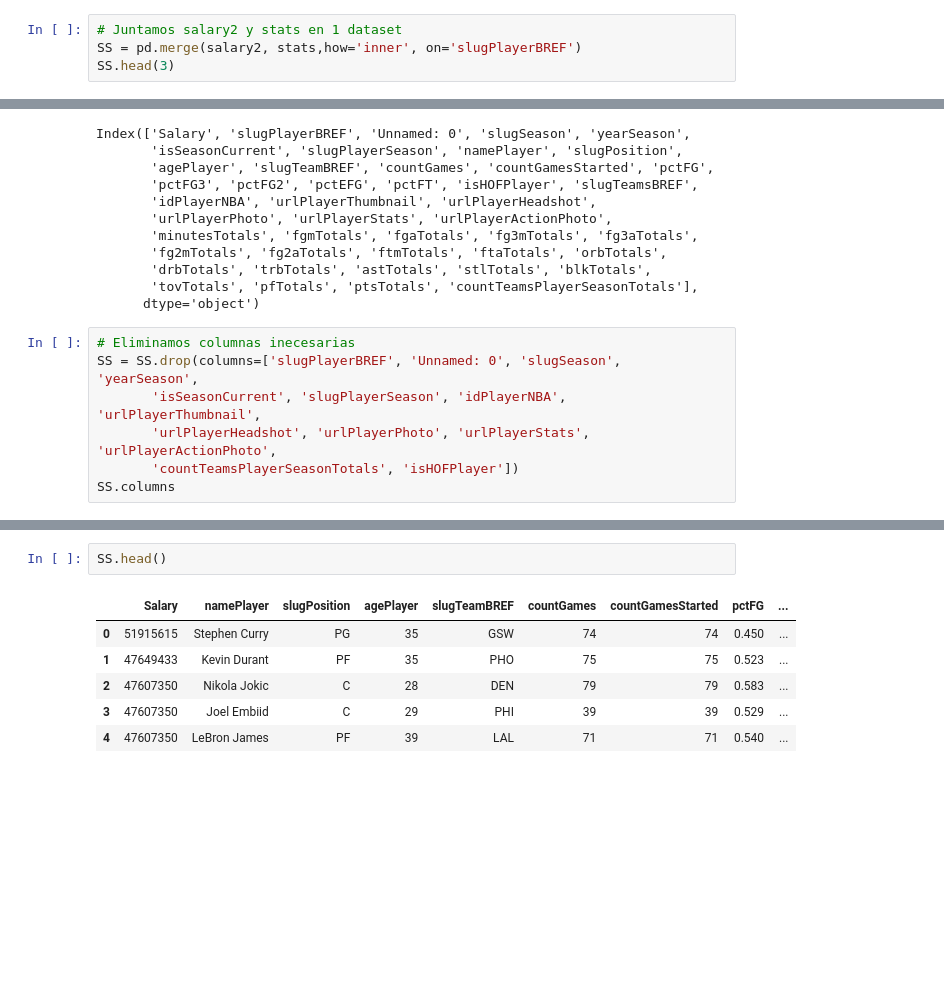
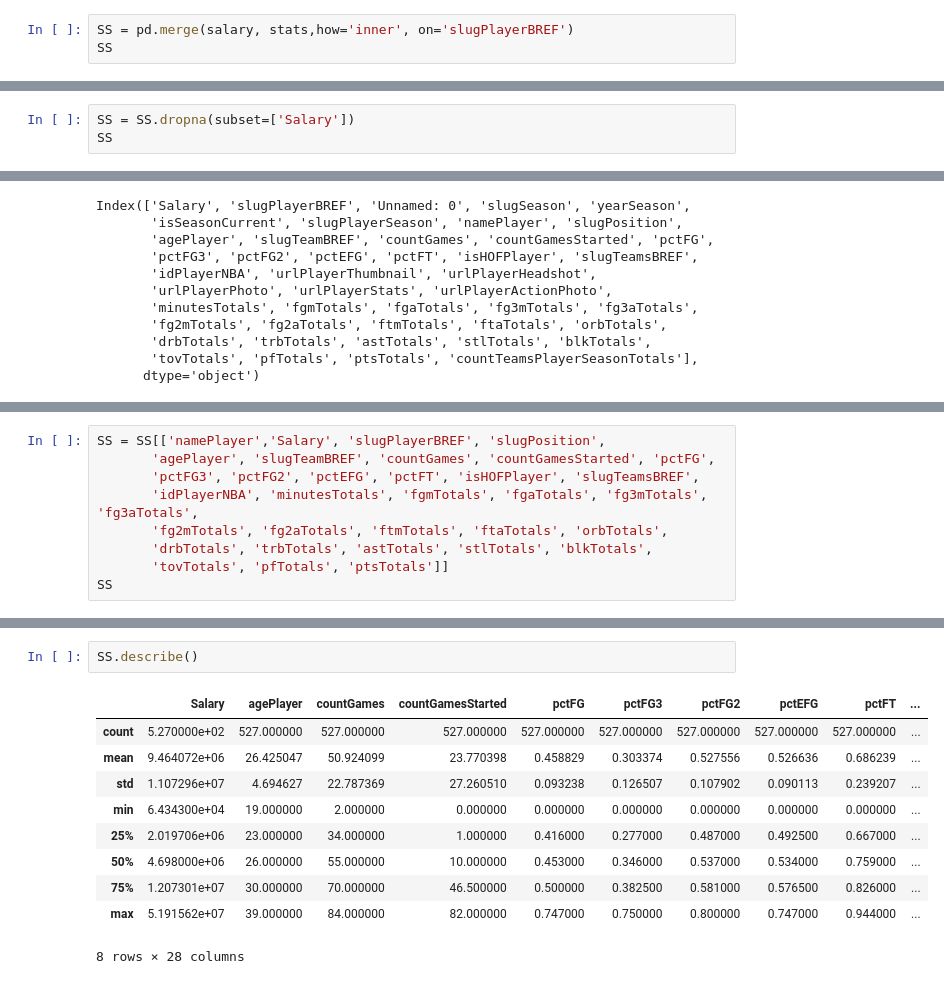
Before and after one commit to m-1806/nba, a Jupyter notebook: M.ipynb, the cells around one changed output, grey strips where cells are left out. Drawn from its saved outputs; the diff is of its cells as text; blank space fills up the shorter version.

Commit message:
MERGE

```diff
--- a/M.ipynb
+++ b/M.ipynb
@@ -100,7 +140,6 @@ salary2.head(5)
 # %%
-# Juntamos salary2 y stats en 1 dataset
-SS = pd.merge(salary2, stats,how='inner', on='slugPlayerBREF')
-SS.head(3)
+SS = pd.merge(salary, stats,how='inner', on='slugPlayerBREF')
+SS
 # %% [output]
 |  | Salary | slugPlayerBREF | Unnamed: 0 | slugSeason | yearSeason | isSeasonCurrent | slugPlayerSeason | ... |
 | 0 | 51915615 | curryst01 | 114 | 2023-24 | 2023 | False | curryst01_2024 | ... |
@@ -108,0 +157,3 @@ SS.head(3)
+# %%
+SS = SS.dropna(subset=['Salary'])
+SS
@@ -120,10 +185,3 @@ Index(['Salary', 'slugPlayerBREF', 'Unnamed: 0', 'slugSeason', 'yearSeason',
        'drbTotals', 'trbTotals', 'astTotals', 'stlTotals', 'blkTotals',
        'tovTotals', 'pfTotals', 'ptsTotals', 'countTeamsPlayerSeasonTotals'],
       dtype='object')
-# %%
-# Eliminamos columnas inecesarias
-SS = SS.drop(columns=['slugPlayerBREF', 'Unnamed: 0', 'slugSeason', 'yearSeason',
-       'isSeasonCurrent', 'slugPlayerSeason', 'idPlayerNBA', 'urlPlayerThumbnail',
-       'urlPlayerHeadshot', 'urlPlayerPhoto', 'urlPlayerStats', 'urlPlayerActionPhoto',
-       'countTeamsPlayerSeasonTotals', 'isHOFPlayer'])
-SS.columns
@@ -158,0 +188,9 @@ SS[SS.isnull().any(axis=1)]
+# %%
+SS = SS[['namePlayer','Salary', 'slugPlayerBREF', 'slugPosition',
+       'agePlayer', 'slugTeamBREF', 'countGames', 'countGamesStarted', 'pctFG',
+       'pctFG3', 'pctFG2', 'pctEFG', 'pctFT', 'isHOFPlayer', 'slugTeamsBREF',
+       'idPlayerNBA', 'minutesTotals', 'fgmTotals', 'fgaTotals', 'fg3mTotals', 'fg3aTotals',
+       'fg2mTotals', 'fg2aTotals', 'ftmTotals', 'ftaTotals', 'orbTotals',
+       'drbTotals', 'trbTotals', 'astTotals', 'stlTotals', 'blkTotals',
+       'tovTotals', 'pfTotals', 'ptsTotals']]
+SS
@@ -159,9 +211,13 @@ SS[SS.isnull().any(axis=1)]
 # %%
-SS.head()
+SS.describe()
 # %% [output]
-|  | Salary | namePlayer | slugPosition | agePlayer | slugTeamBREF | countGames | countGamesStarted | pctFG | ... |
-| 0 | 51915615 | Stephen Curry | PG | 35 | GSW | 74 | 74 | 0.450 | ... |
-| 1 | 47649433 | Kevin Durant | PF | 35 | PHO | 75 | 75 | 0.523 | ... |
-| 2 | 47607350 | Nikola Jokic | C | 28 | DEN | 79 | 79 | 0.583 | ... |
-| 3 | 47607350 | Joel Embiid | C | 29 | PHI | 39 | 39 | 0.529 | ... |
-| 4 | 47607350 | LeBron James | PF | 39 | LAL | 71 | 71 | 0.540 | ... |
+|  | Salary | agePlayer | countGames | countGamesStarted | pctFG | pctFG3 | pctFG2 | pctEFG | pctFT | ... |
+| count | 5.270000e+02 | 527.000000 | 527.000000 | 527.000000 | 527.000000 | 527.000000 | 527.000000 | 527.000000 | 527.000000 | ... |
+| mean | 9.464072e+06 | 26.425047 | 50.924099 | 23.770398 | 0.458829 | 0.303374 | 0.527556 | 0.526636 | 0.686239 | ... |
+| std | 1.107296e+07 | 4.694627 | 22.787369 | 27.260510 | 0.093238 | 0.126507 | 0.107902 | 0.090113 | 0.239207 | ... |
+| min | 6.434300e+04 | 19.000000 | 2.000000 | 0.000000 | 0.000000 | 0.000000 | 0.000000 | 0.000000 | 0.000000 | ... |
+| 25% | 2.019706e+06 | 23.000000 | 34.000000 | 1.000000 | 0.416000 | 0.277000 | 0.487000 | 0.492500 | 0.667000 | ... |
+| 50% | 4.698000e+06 | 26.000000 | 55.000000 | 10.000000 | 0.453000 | 0.346000 | 0.537000 | 0.534000 | 0.759000 | ... |
+| 75% | 1.207301e+07 | 30.000000 | 70.000000 | 46.500000 | 0.500000 | 0.382500 | 0.581000 | 0.576500 | 0.826000 | ... |
+| max | 5.191562e+07 | 39.000000 | 84.000000 | 82.000000 | 0.747000 | 0.750000 | 0.800000 | 0.747000 | 0.944000 | ... |
+8 rows × 28 columns
```
Also changed, not shown: parts of 40 cells of this notebook.
